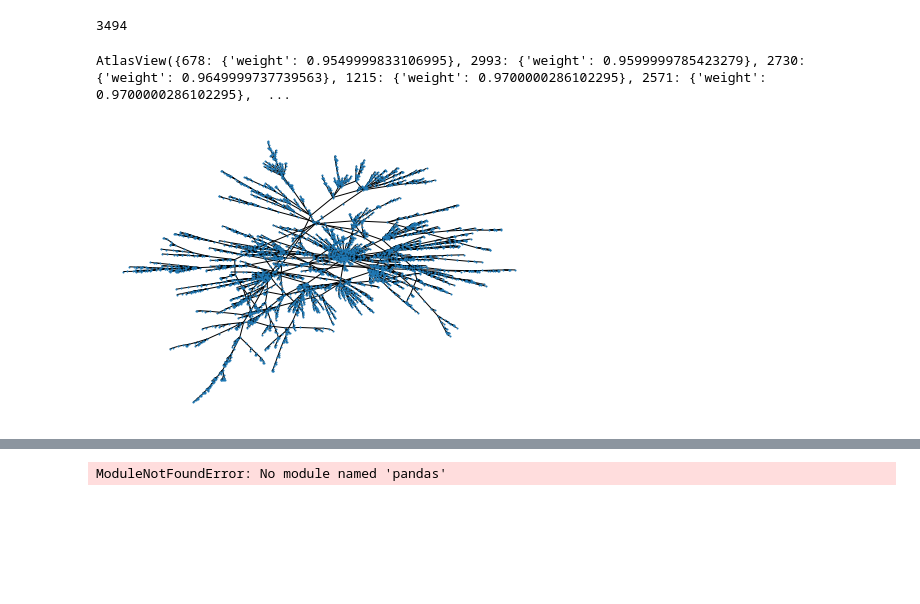
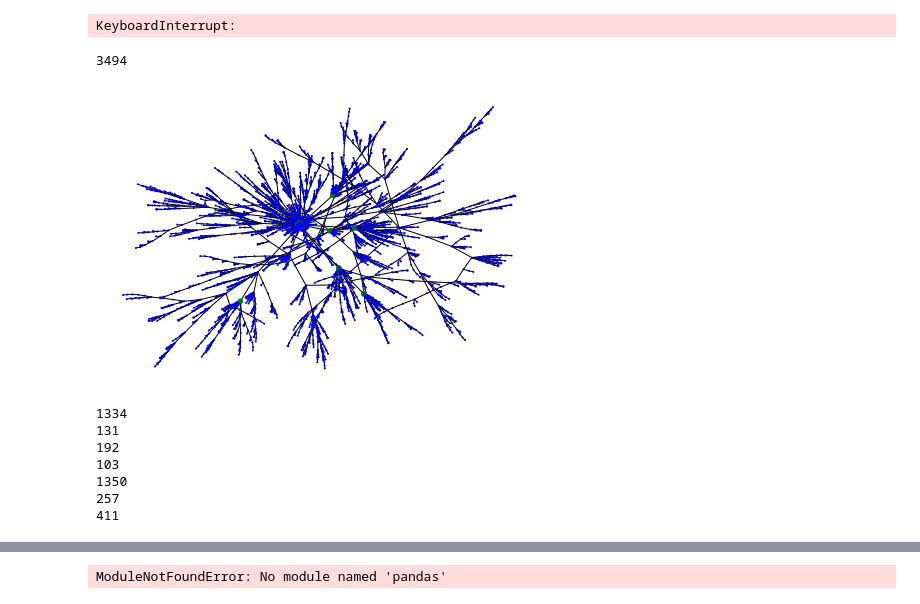
Before and after one commit to joachimwolff/scHiCExplorer, a Jupyter notebook: cell_cyclus.ipynb, the cells around one changed output, grey strips where cells are left out. Drawn from its saved outputs; the diff is of its cells as text; code cells hidden in the pictures; blank space fills up the shorter version.

```diff
--- a/cell_cyclus.ipynb
+++ b/cell_cyclus.ipynb
@@ -7,21 +7,30 @@ import matplotlib.pyplot as plt
 precomputed_graph = np.load('precomputed_graph.npy')
 # %%
 graph = nx.convert_matrix.from_numpy_array(precomputed_graph)
+# %%
+pos = nx.spring_layout(graph, iterations=300)
+nx.draw(G, pos, with_labels=False, node_size=1)
+plt.show()
+# %% [output]
+KeyboardInterrupt:
 # %%
 len(precomputed_graph[0])
 # %% [output]
 3494
 # %%
 G = nx.minimum_spanning_tree(graph, weight='weight')
-# %%
-G[125]
-# %% [output]
-AtlasView({678: {'weight': 0.9549999833106995}, 2993: {'weight': 0.9599999785423279}, 2730: {'weight': 0.9649999737739563}, 1215: {'weight': 0.9700000286102295}, 2571: {'weight': 0.9700000286102295},  ...
+# %%
+node_size_all = np.ones(len(precomputed_graph[0]))
+node_color_all = ['b'] * len(precomputed_graph[0])
+highest_degree = sorted(list(G.degree()), key = lambda x: int(x[1]), reverse=True)[:7]
+for index, value in highest_degree:
+    node_size_all[index] = value
+    node_color_all[index] = 'g'
 # %%
 pos = nx.spring_layout(G, iterations=300)
-nx.draw(G, pos, with_labels=False, node_size=1)
+nx.draw(G, pos, node_size=node_size_all, node_color=node_color_all, with_labels=False)
 plt.show()
 # find a cut of n-edges that separates the graph in k-subgraphs
 # and each subgraph has a minimal distance within itself
 # %% [output]
-[figure, old version]
+[figure, new version]
@@ -27,0 +63,11 @@ plt.show()
+# %%
+for key in clusters.keys():
+    print(len(clusters[key]))
+# %% [output]
+1334
+131
+192
+103
+1350
+257
+411
```
Also changed, not shown: parts of 6 cells of this notebook.
